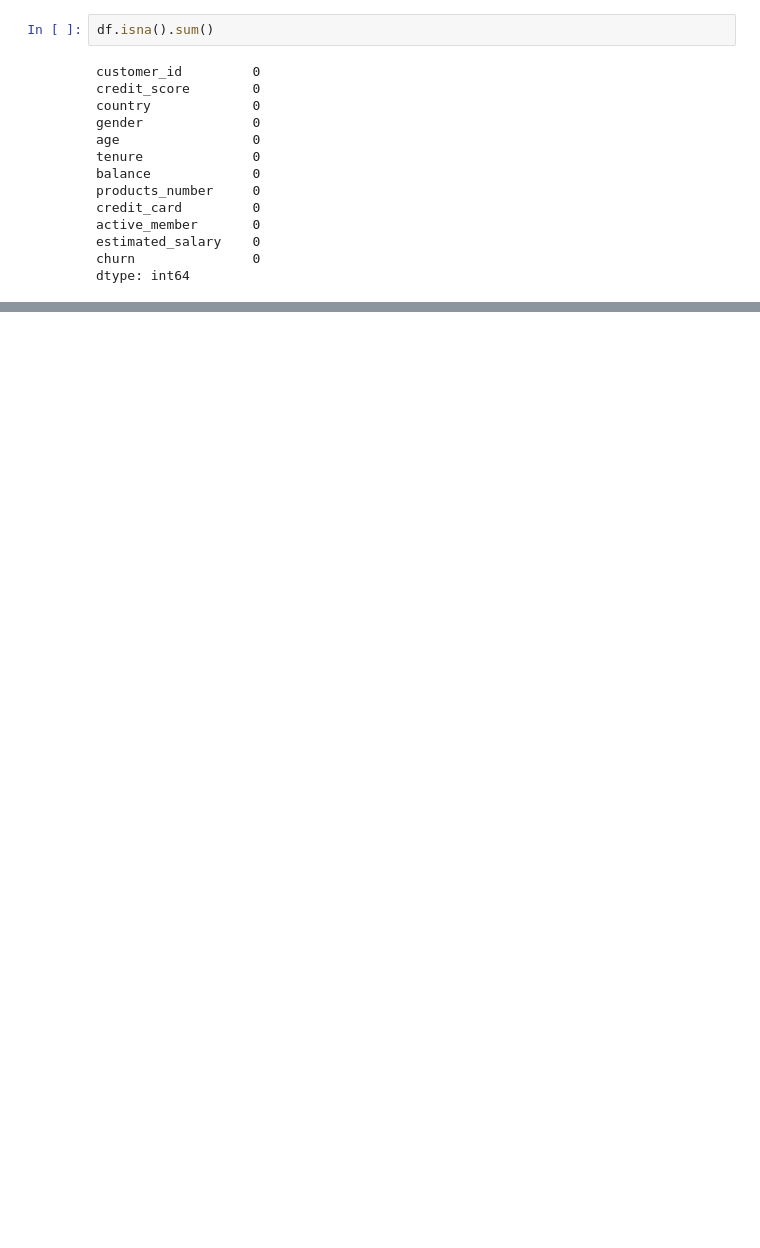
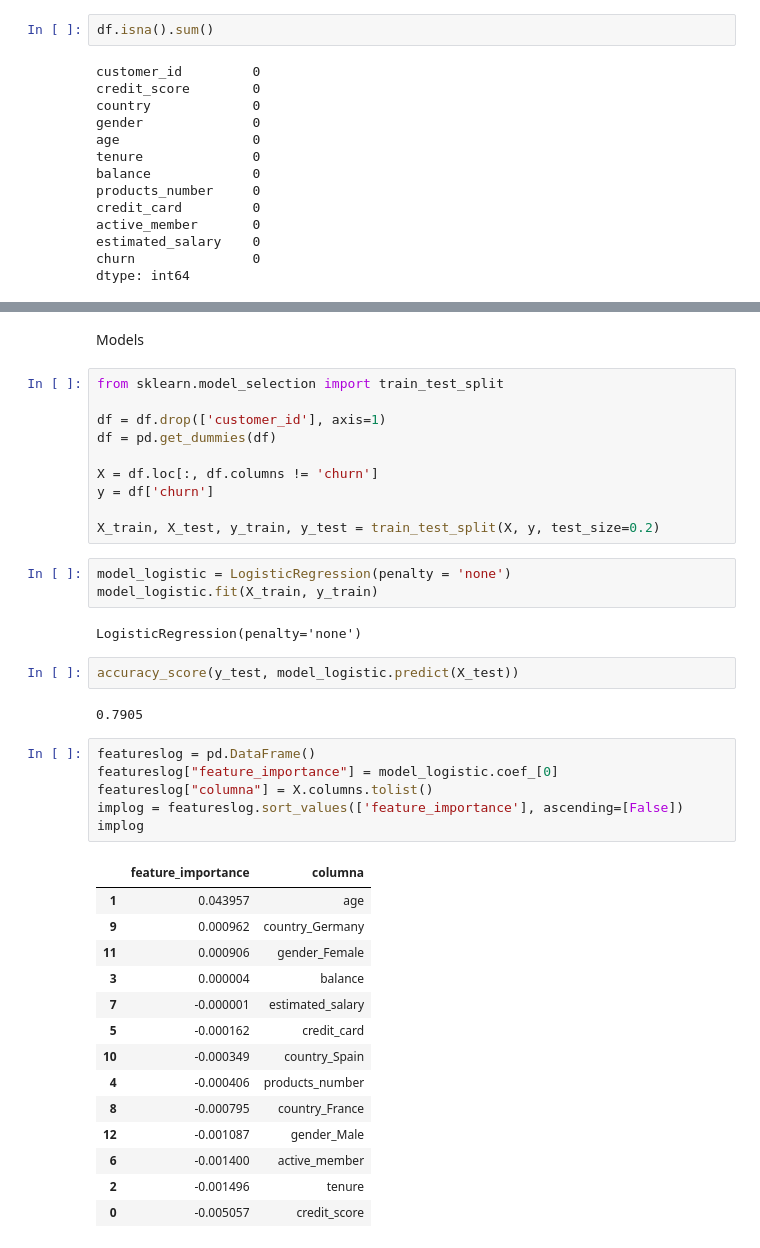
Before and after one commit to lastriita/DataVisualization2022, a Jupyter notebook: Main.ipynb, the cells around one changed output, grey strips where cells are left out. Cells and saved outputs as stored; diff of their text form; blank space fills up the shorter version.

Commit message:
models

```diff
--- a/Main.ipynb
+++ b/Main.ipynb
@@ -79,0 +92,42 @@ plt.show(pairplot)
+# %% [markdown]
+Models
+# %%
+from sklearn.model_selection import train_test_split
+
+df = df.drop(['customer_id'], axis=1)
+df = pd.get_dummies(df)
+
+X = df.loc[:, df.columns != 'churn']
+y = df['churn']
+
+X_train, X_test, y_train, y_test = train_test_split(X, y, test_size=0.2)
+# %%
+model_logistic = LogisticRegression(penalty = 'none')
+model_logistic.fit(X_train, y_train)
+# %% [output]
+LogisticRegression(penalty='none')
+# %%
+accuracy_score(y_test, model_logistic.predict(X_test))
+# %% [output]
+0.7905
+# %%
+featureslog = pd.DataFrame()
+featureslog["feature_importance"] = model_logistic.coef_[0]
+featureslog["columna"] = X.columns.tolist()
+implog = featureslog.sort_values(['feature_importance'], ascending=[False])
+implog
+# %% [output]
+|  | feature_importance | columna |
+| 1 | 0.043957 | age |
+| 9 | 0.000962 | country_Germany |
+| 11 | 0.000906 | gender_Female |
+| 3 | 0.000004 | balance |
+| 7 | -0.000001 | estimated_salary |
+| 5 | -0.000162 | credit_card |
+| 10 | -0.000349 | country_Spain |
+| 4 | -0.000406 | products_number |
+| 8 | -0.000795 | country_France |
+| 12 | -0.001087 | gender_Male |
+| 6 | -0.001400 | active_member |
+| 2 | -0.001496 | tenure |
+| 0 | -0.005057 | credit_score |
```
Also changed, not shown: parts of 11 cells of this notebook.
